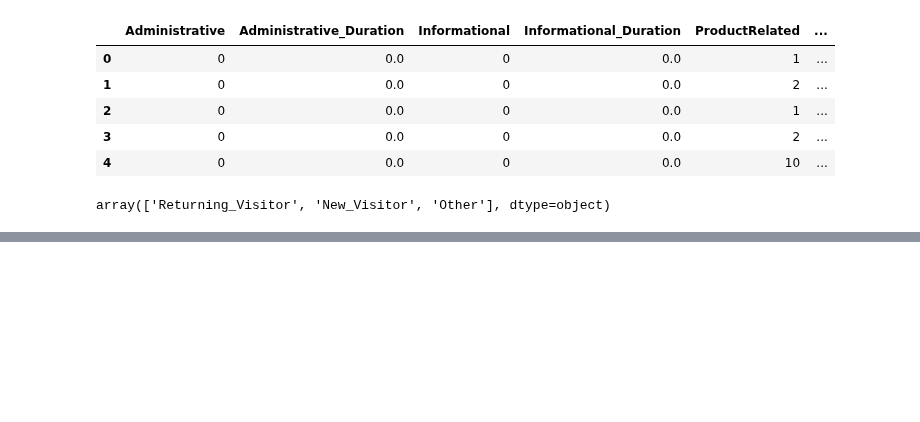
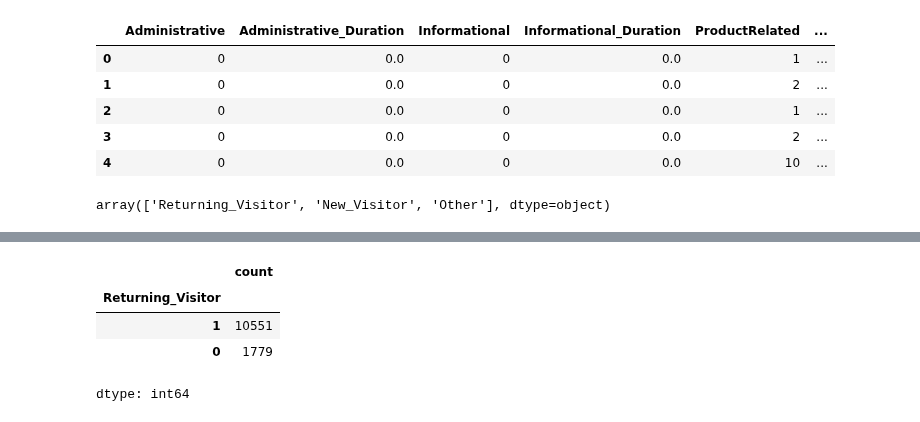
Before and after one commit to ApoorvaReddy17/practice, a Jupyter notebook: mlpractice.ipynb, the cells around one changed output, grey strips where cells are left out. Drawn from its saved outputs; the diff is of its cells as text; code cells hidden in the pictures; blank space fills up the shorter version.

```diff
--- a/mlpractice.ipynb
+++ b/mlpractice.ipynb
@@ -65,0 +152,5 @@ array(['Returning_Visitor', 'New_Visitor', 'Other'], dtype=object)
+# %%
+# returning_visitor or New_Visitor, For us one value is enough because other value is opposite to existing value.
+# Let’s add Returning_Visitor column to existing dataframe
+df['Returning_Visitor'] = np.where(df['VisitorType']=='Returning_Visitor',1,0)
+df.head()
@@ -65,0 +164,8 @@ array(['Returning_Visitor', 'New_Visitor', 'Other'], dtype=object)
+# %%
+df['Returning_Visitor'].value_counts()
+# %% [output]
+|  | count |
+| Returning_Visitor |  |
+| 1 | 10551 |
+| 0 | 1779 |
+dtype: int64
```
Also changed, not shown: parts of 15 cells of this notebook.
